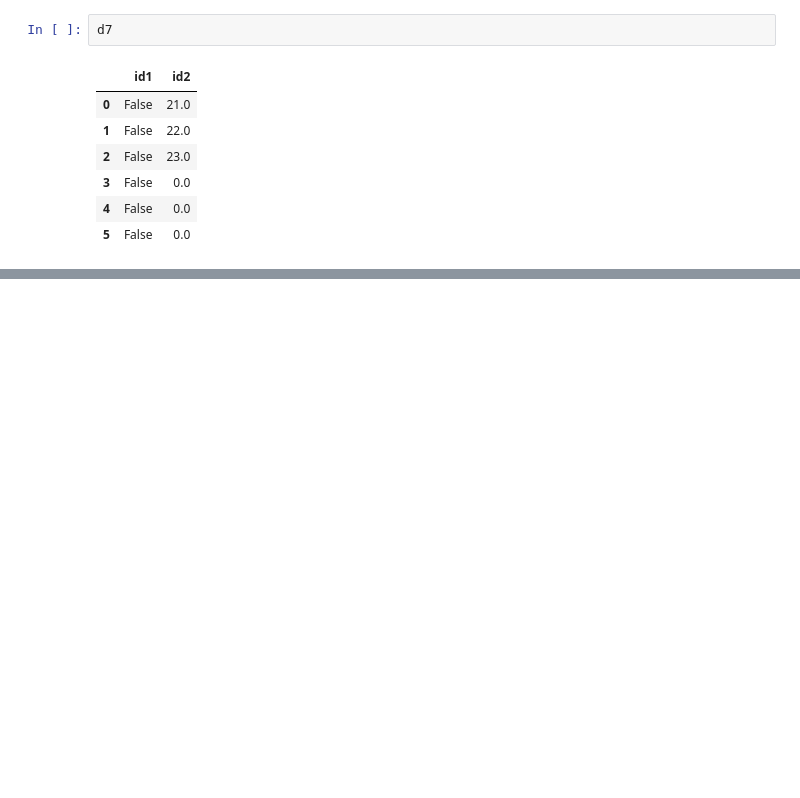
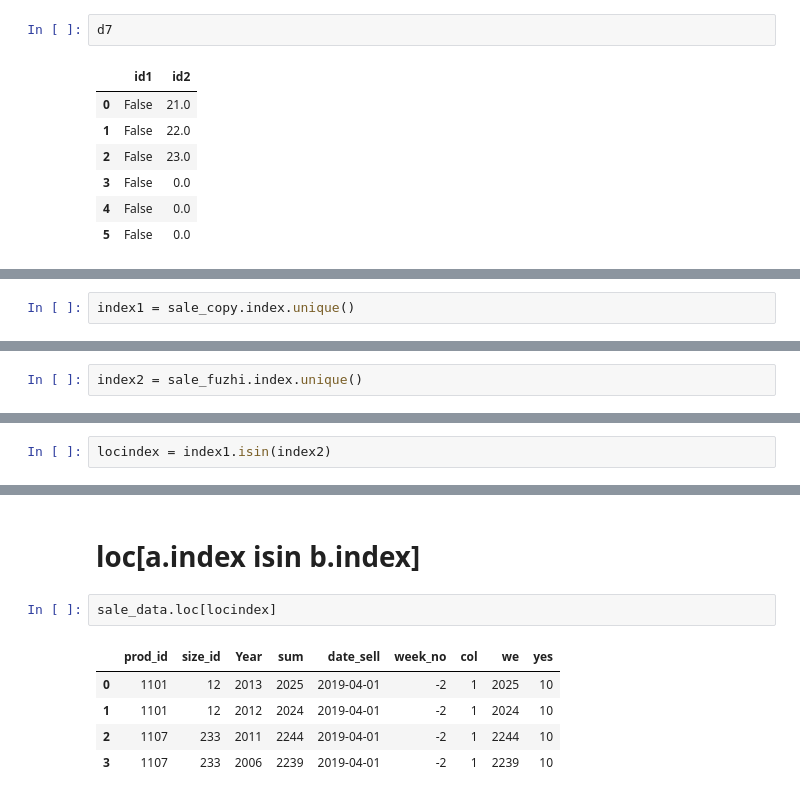
Before and after one commit to liujunnuist/readcode, a Jupyter notebook: learnPandas.ipynb, the cells around one changed output, grey strips where cells are left out. Drawn from its saved outputs; the diff is of its cells as text; blank space fills up the shorter version.

```diff
--- a/learnPandas.ipynb
+++ b/learnPandas.ipynb
@@ -2607,0 +2748,2 @@ d7
+# %%
+index1 = sale_copy.index.unique()
@@ -2607,0 +2763,2 @@ d7
+# %%
+index2 = sale_fuzhi.index.unique()
@@ -2607,0 +2775,2 @@ d7
+# %%
+locindex = index1.isin(index2)
@@ -2607,0 +2782,10 @@ d7
+# %% [markdown]
+# loc[a.index isin b.index]
+# %%
+sale_data.loc[locindex]
+# %% [output]
+|  | prod_id | size_id | Year | sum | date_sell | week_no | col | we | yes |
+| 0 | 1101 | 12 | 2013 | 2025 | 2019-04-01 | -2 | 1 | 2025 | 10 |
+| 1 | 1101 | 12 | 2012 | 2024 | 2019-04-01 | -2 | 1 | 2024 | 10 |
+| 2 | 1107 | 233 | 2011 | 2244 | 2019-04-01 | -2 | 1 | 2244 | 10 |
+| 3 | 1107 | 233 | 2006 | 2239 | 2019-04-01 | -2 | 1 | 2239 | 10 |
```
Also changed, not shown: parts of 24 cells of this notebook, 2 other files.
